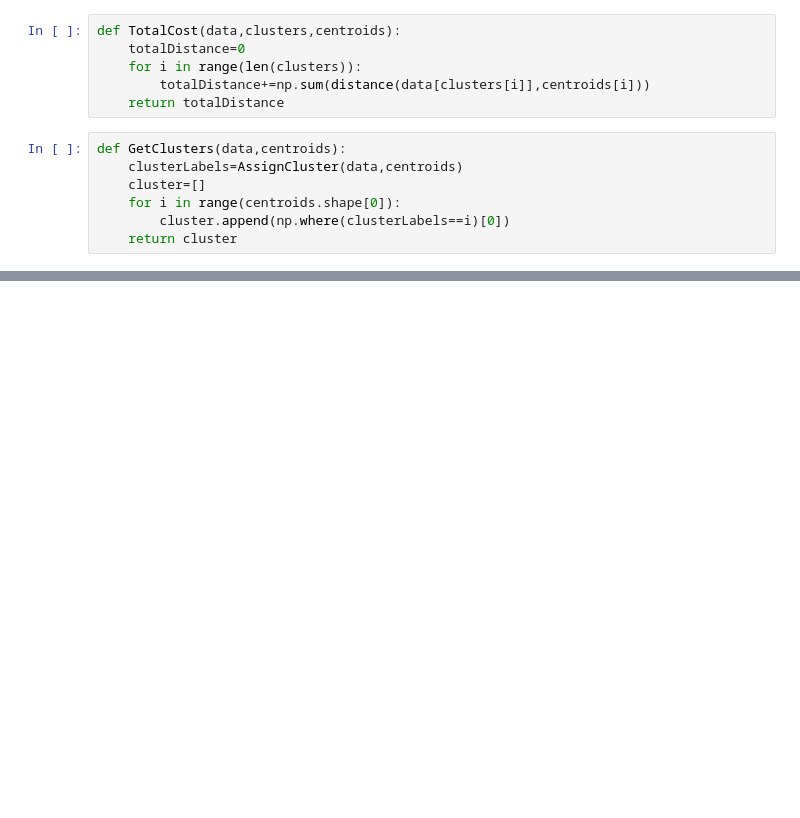
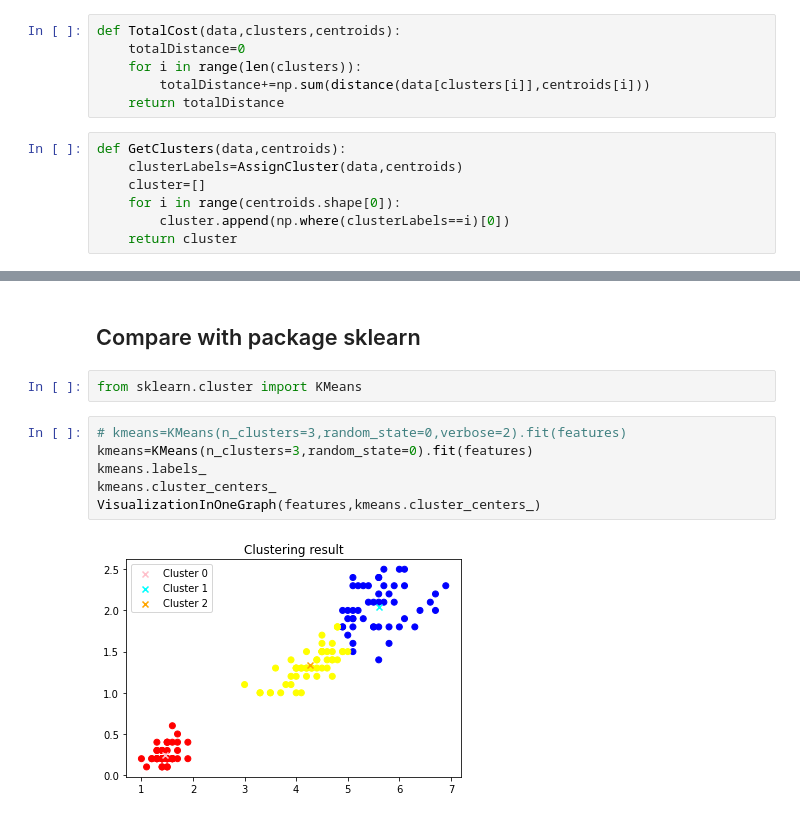
Before and after one commit to Silas-X/CVandImageProcessingLesson, a Jupyter notebook: Assignments1/ClusterOfIrisKmeans.ipynb, the cells around one changed output, grey strips where cells are left out. Saved outputs shown, nothing was run; the diff lists cells and outputs as text; blank space fills up the shorter version.

```diff
--- a/Assignments1/ClusterOfIrisKmeans.ipynb
+++ b/Assignments1/ClusterOfIrisKmeans.ipynb
@@ -58,0 +74,12 @@ Visualization(features,bestCentroids)
+# %% [markdown]
+## Compare with package sklearn
+# %%
+from sklearn.cluster import KMeans
+# %%
+# kmeans=KMeans(n_clusters=3,random_state=0,verbose=2).fit(features)
+kmeans=KMeans(n_clusters=3,random_state=0).fit(features)
+kmeans.labels_
+kmeans.cluster_centers_
+VisualizationInOneGraph(features,kmeans.cluster_centers_)
+# %% [output]
+[figure, added]
```
Also changed, not shown: parts of 9 cells of this notebook.
